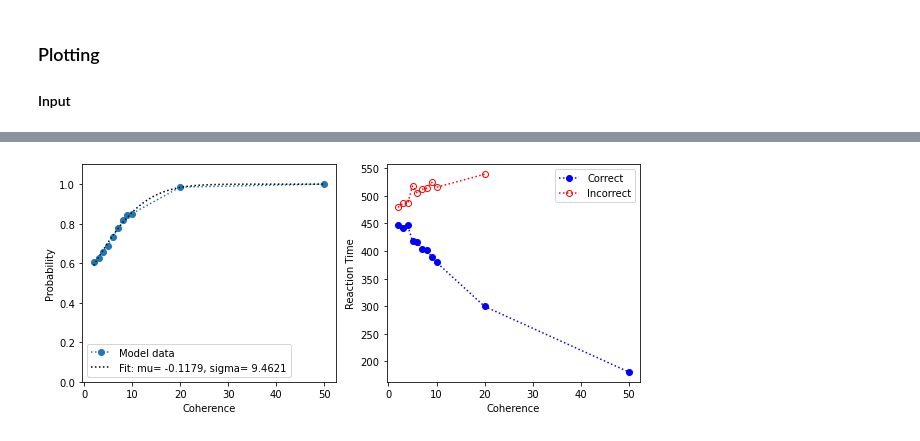
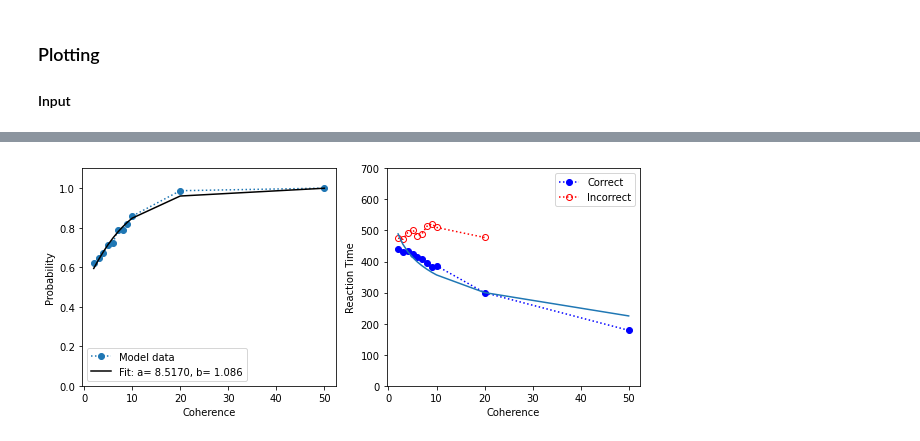
Before and after one commit to john-s-butler-dit/Decision-Making-Models, a Jupyter notebook: A Network Mechanism of Perceptual Decision Time-Vector Form.ipynb, the cells around one changed output, grey strips where cells are left out. Saved outputs shown, nothing was run; the diff lists cells and outputs as text; code cells hidden in the pictures.

```diff
--- a/A Network Mechanism of Perceptual Decision Time-Vector Form.ipynb
+++ b/A Network Mechanism of Perceptual Decision Time-Vector Form.ipynb
@@ -112,7 +112,7 @@ def I_input_2(c_dash):
     return I_motion
 # %%
 h=0.1/1000
-time=np.arange(-0.2,2,h)
+time=np.arange(-0.2,1.5,h)
 J_A_ext=5.2/10000 # nA/Hz
 mu_0=30 # Hz
 Vector_coherence=[2,3,4,5,6,7,8,9,10,20,50]
@@ -134,6 +134,7 @@ Firing_target_1=5*np.ones((M,len(time))) # np.zeros((1,len(time)))
 Firing_target_2=5*np.ones((M,len(time))) # np.zeros((1,len(time)))
 # %%
 for j in range(0,len(Vector_coherence)):
+    Threshold=15
     print("Coherence:", Vector_coherence[j])
     ANSWER=np.zeros(M)
     RT=np.zeros(M)
@@ -175,12 +176,16 @@ for j in range(0,len(Vector_coherence)):
 
         Firing_target_1[:,i+1]=H(S_1[:,i+1])
         Firing_target_2[:,i+1]=H(S_2[:,i+1])
+        if time[i]>=0.75:
+            Threshold=15-(time[i]-0.75)*100
+        else:
+            Threshold=15
 
         if time[i] >=0:
-            RT[(np.abs(Firing_target_1[:,i+1]-Firing_target_2[:,i+1])>15) & (count==0)]=time[i]
+            RT[(np.abs(Firing_target_1[:,i+1]-Firing_target_2[:,i+1])>Threshold) & (count==0)]=time[i]
 
             ANSWER[(Firing_target_1[:,i+1]>15)]=1
-            count[(np.abs(Firing_target_1[:,i+1]-Firing_target_2[:,i+1])>15) ]=1
+            count[(np.abs(Firing_target_1[:,i+1]-Firing_target_2[:,i+1])>Threshold) ]=1
 
 
     RT_coh_hit[j]=np.average(RT[ANSWER==1])
@@ -236,43 +247,38 @@ plt.show()
 # %%
 from scipy.optimize import curve_fit
-from scipy.stats import norm
-
+from scipy import stats
 
 def func_temp(coh,alpha,beta):
     return 1-0.5*np.exp(-(coh/alpha)**beta)
 
-Vector_coh=np.array(Vector_coherence)/100.0
-popr, pcov=curve_fit(func_temp,Prob,Vector_coh,p0=[0,1])
+popr,_=curve_fit(func_temp,Vector_coherence,Prob,p0=[7,1.25]) # Initial values Shadlen et al
 
-mu,sigma=curve_fit(norm.cdf,Vector_coherence,Prob,p0=[0,1])[0]
-
+slope, intercept, r_value, p_value, std_err = stats.linregress(np.log(Vector_coherence),RT_coh_hit*1000)
 
 fig = plt.figure(figsize=(10,4))
 plt.subplot(121)
 plt.plot(Vector_coherence,Prob,'o:',label='Model data')
-Vector_coh=np.arange(np.min(Vector_coherence),np.max(Vector_coherence),0.01)
+Vector_coh=np.arange(np.min(Vector_coherence),np.max(Vector_coherence),0.1)
 
-#plt.plot(Vector_coh,func_temp(Vector_coh,*popr),'k',label='Fit: a= %0.4f, b= %0.4f'% tuple(popr))
-
-plt.plot(Vector_coh,norm.cdf(Vector_coh,mu,sigma),'k:',label='Fit: mu= %2.4f, sigma= %2.4f'% (mu,sigma))
-#plt.xscale('log')
+plt.plot(Vector_coherence,func_temp(Vector_coherence,*popr),'k',label='Fit: a= %0.4f, b= %0.3f'% tuple(popr))
 plt.legend()
 
 
 
 plt.xlabel('Coherence')
 plt.ylabel('Probability')
 #plt.xscale('log')
 plt.ylim(0,1.1)
 plt.subplot(122)
 plt.plot((Vector_coherence),RT_coh_hit*1000,'o:',color='blue',label="Correct")
 plt.plot((Vector_coherence),RT_coh_miss*1000,'o:',fillstyle='none',color='red',label="Incorrect")
+plt.plot((Vector_coherence),slope*np.log(Vector_coherence)+intercept)
 #plt.xscale('log')
 plt.legend()
-#plt.ylim(0,1000)
+plt.ylim(0,700)
 plt.xlabel('Coherence')
 plt.ylabel('Reaction Time')
 #plt.savefig('Vec_Behavioural.png', bbox_inches='tight',dpi=300)
 plt.show()
 # %% [output]
-[figure, old version]
+[figure, new version]
```
Also changed, not shown: parts of 11 cells of this notebook, 4 other files.
